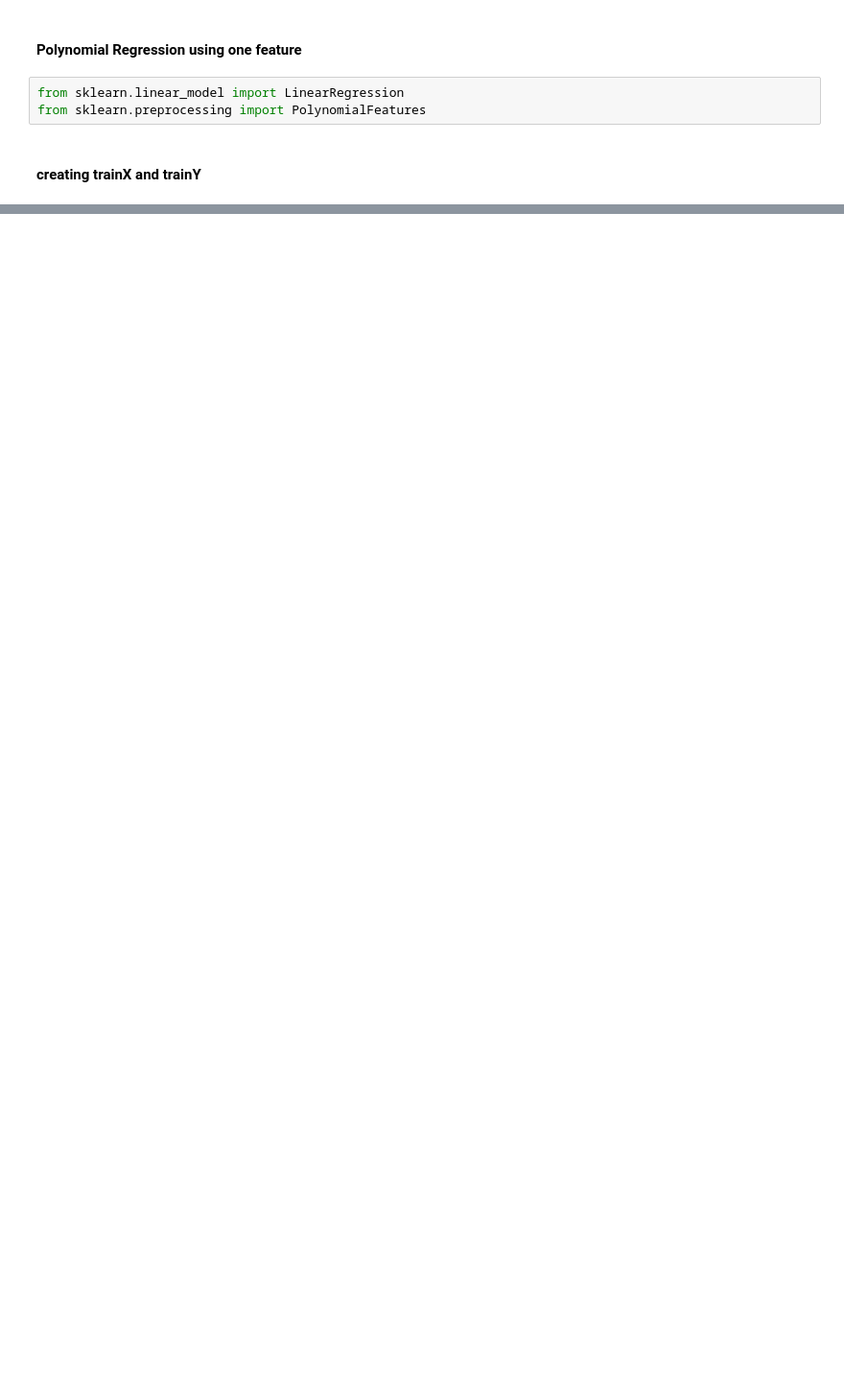
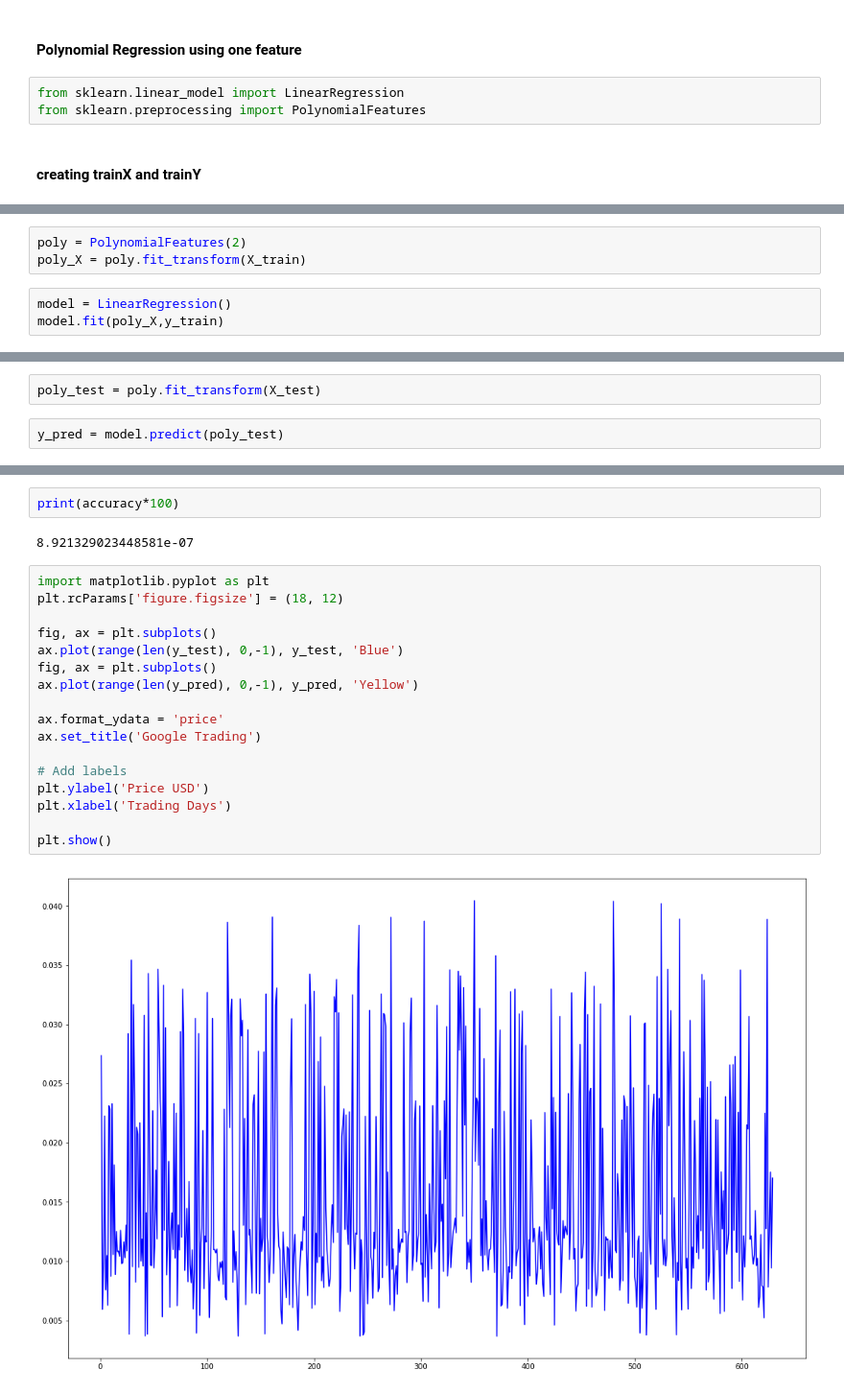
Before and after one commit to stock-price-project/stock_price_prediction, a Jupyter notebook: stock_price_prediction.ipynb, the cells around one changed output, grey strips where cells are left out. Shown at 96% size. Cells and saved outputs as stored; diff of their text form; blank space fills up the shorter version.

Commit message:
added polynomial features

```diff
--- a/stock_price_prediction.ipynb
+++ b/stock_price_prediction.ipynb
@@ -95,0 +111,6 @@ from sklearn.preprocessing import PolynomialFeatures
+# %%
+poly = PolynomialFeatures(2)
+poly_X = poly.fit_transform(X_train)
+# %%
+model = LinearRegression()
+model.fit(poly_X,y_train)
@@ -95,0 +120,4 @@ from sklearn.preprocessing import PolynomialFeatures
+# %%
+poly_test = poly.fit_transform(X_test)
+# %%
+y_pred = model.predict(poly_test)
@@ -95,0 +132,23 @@ from sklearn.preprocessing import PolynomialFeatures
+# %%
+print(accuracy*100)
+# %% [output]
+8.921329023448581e-07
+# %%
+import matplotlib.pyplot as plt
+plt.rcParams['figure.figsize'] = (18, 12)
+
+fig, ax = plt.subplots()
+ax.plot(range(len(y_test), 0,-1), y_test, 'Blue')
+fig, ax = plt.subplots()
+ax.plot(range(len(y_pred), 0,-1), y_pred, 'Yellow')
+
+ax.format_ydata = 'price'
+ax.set_title('Google Trading')
+
+# Add labels
+plt.ylabel('Price USD')
+plt.xlabel('Trading Days')
+
+plt.show()
+# %% [output]
+[figure, added]
```
Also changed, not shown: parts of 7 cells of this notebook.
